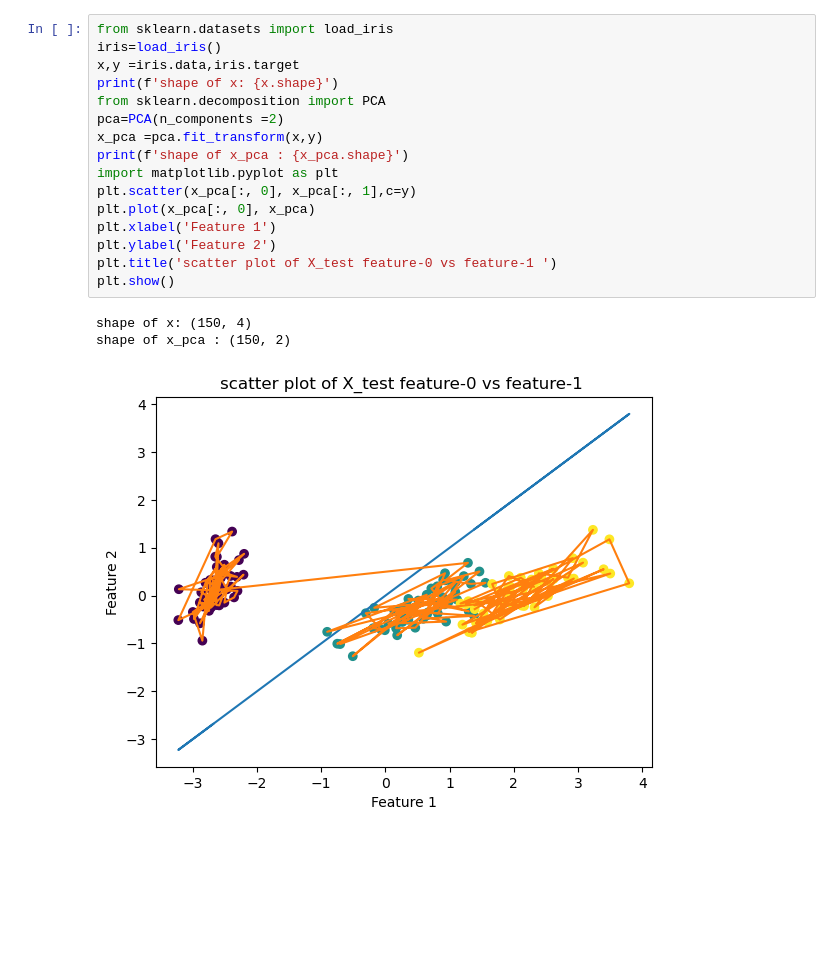
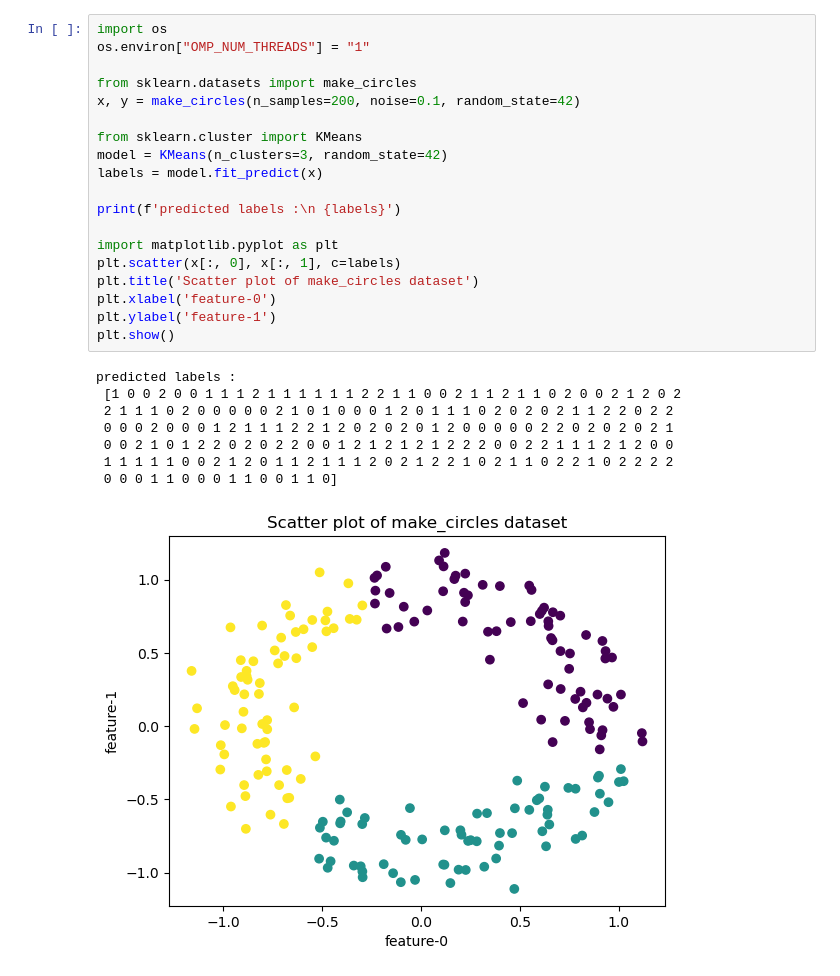
Before and after one commit to Enshrouded/datasets-and-plots-for-iris-dataset, a Jupyter notebook: 1st class 8039.ipynb, the cells around one changed output. Saved outputs shown, nothing was run; the diff lists cells and outputs as text; blank space fills up the shorter version.

```diff
--- a/1st class 8039.ipynb
+++ b/1st class 8039.ipynb
@@ -162,20 +223,28 @@ shape of x_lda : (150, 2)
-# %%
-from sklearn.datasets import load_iris
-iris=load_iris()
-x,y =iris.data,iris.target
-print(f'shape of x: {x.shape}')
-from sklearn.decomposition import PCA
-pca=PCA(n_components =2)
-x_pca =pca.fit_transform(x,y)
-print(f'shape of x_pca : {x_pca.shape}')
-import matplotlib.pyplot as plt
-plt.scatter(x_pca[:, 0], x_pca[:, 1],c=y)
-plt.plot(x_pca[:, 0], x_pca)
-plt.xlabel('Feature 1')
-plt.ylabel('Feature 2')
-plt.title('scatter plot of X_test feature-0 vs feature-1 ')
-plt.show()
-# %% [output]
-shape of x: (150, 4)
-shape of x_pca : (150, 2)
-[figure, removed]
+# %%
+import os
+os.environ["OMP_NUM_THREADS"] = "1"
+
+from sklearn.datasets import make_circles
+x, y = make_circles(n_samples=200, noise=0.1, random_state=42)
+
+from sklearn.cluster import KMeans
+model = KMeans(n_clusters=3, random_state=42)
+labels = model.fit_predict(x)
+
+print(f'predicted labels :\n {labels}')
+
+import matplotlib.pyplot as plt
+plt.scatter(x[:, 0], x[:, 1], c=labels)
+plt.title('Scatter plot of make_circles dataset')
+plt.xlabel('feature-0')
+plt.ylabel('feature-1')
+plt.show()
+# %% [output]
+predicted labels :
+ [1 0 0 2 0 0 1 1 1 2 1 1 1 1 1 1 2 2 1 1 0 0 2 1 1 2 1 1 0 2 0 0 2 1 2 0 2
+ 2 1 1 1 0 2 0 0 0 0 0 2 1 0 1 0 0 0 1 2 0 1 1 1 0 2 0 2 0 2 1 1 2 2 0 2 2
+ 0 0 0 2 0 0 0 1 2 1 1 1 2 2 1 2 0 2 0 2 0 1 2 0 0 0 0 0 2 2 0 2 0 2 0 2 1
+ 0 0 2 1 0 1 2 2 0 2 0 2 2 0 0 1 2 1 2 1 2 1 2 2 2 0 0 2 2 1 1 1 2 1 2 0 0
+ 1 1 1 1 1 0 0 2 1 2 0 1 1 2 1 1 1 2 0 2 1 2 2 1 0 2 1 1 0 2 2 1 0 2 2 2 2
+ 0 0 0 1 1 0 0 0 1 1 0 0 1 1 0]
+[figure, added]
```
Also changed, not shown: parts of 34 cells of this notebook.
